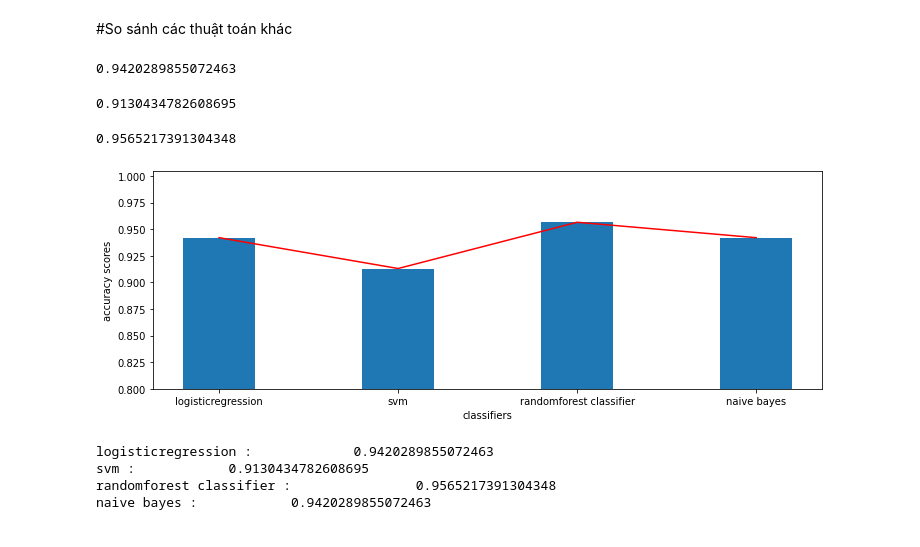
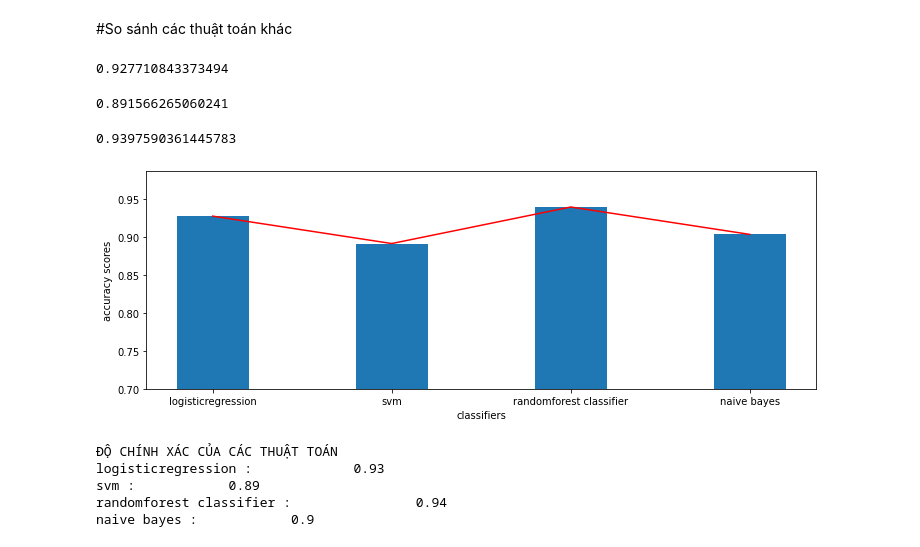
Before and after one commit to 1337Rinz/KhaiPhaDuLieuLon, a Jupyter notebook: DoAn_KhaiPhaDuLieuLon.ipynb, the cells around one changed output. Saved outputs shown, nothing was run; the diff lists cells and outputs as text; code cells hidden in the pictures.

```diff
--- a/DoAn_KhaiPhaDuLieuLon.ipynb
+++ b/DoAn_KhaiPhaDuLieuLon.ipynb
@@ -197,11 +246,0 @@ x_test:  (69, 15)
-# %%
-# naive bayes trên tập train
-
-from sklearn.naive_bayes import GaussianNB
-
-model = GaussianNB()
-model.fit(x_train, y_train)
-model.predict(x_train)
-print("accuracy = " ,accuracy_score(y_test, model.predict(x_test)))
-
-score_4 = accuracy_score(y_test, model.predict(x_test))
@@ -300,64 +333,66 @@ from sklearn.metrics import accuracy_score
 list_scores=[]
 list_models=[]
 lr=LogisticRegression(max_iter=1000)
-lr.fit(x_train,y_train)
-pred_1=lr.predict(x_test)
+lr.fit(X_train,y_train)
+pred_1=lr.predict(X_test)
 score_1=accuracy_score(y_test,pred_1)
 list_models.append('logisticregression')
 list_scores.append(score_1)
 
 score_1
 # %% [output]
-0.9420289855072463
+0.927710843373494
 # %%
 
 # Support vector machine
 
 from sklearn.svm import SVC
 svm=SVC()
-svm.fit(x_train,y_train)
-pred_2=svm.predict(x_test)
+svm.fit(X_train,y_train)
+pred_2=svm.predict(X_test)
 score_2=accuracy_score(y_test,pred_2)
 list_scores.append(score_2)
 list_models.append('svm')
 
 score_2
 # %% [output]
-0.9130434782608695
+0.891566265060241
 # %%
 
 # randomforest classifier
 
 from sklearn.ensemble import RandomForestClassifier
 rfc=RandomForestClassifier()
-rfc.fit(x_train,y_train)
-pred_3=rfc.predict(x_test)
+rfc.fit(X_train,y_train)
+pred_3=rfc.predict(X_test)
 score_3=accuracy_score(y_test,pred_3)
 list_scores.append(score_3)
 list_models.append('randomforest classifier')
 score_3
 # %% [output]
-0.9565217391304348
+0.9397590361445783
 # %%
 list_scores.append(score_4)
 list_models.append('naive bayes')
 # %%
-
+# PLOT
 plt.figure(figsize=(12,4))
 plt.bar(list_models,list_scores,width=0.4)
 plt.plot(list_models,list_scores,'r')
 plt.xlabel('classifiers')
 plt.ylabel('accuracy scores')
-plt.ylim(bottom=0.8)
+plt.ylim(bottom=0.7)
 
 plt.show()
 
-
+print('\nĐỘ CHÍNH XÁC CỦA CÁC THUẬT TOÁN ')
 for i in range(len(list_models)):
-  print(list_models[i],":\t\t",list_scores[i])
+  tmp_Score = list_scores[i]
+  print(list_models[i],":\t\t",round(tmp_Score,2))
 # %% [output]
-[figure, old version]
+[figure, new version]
-logisticregression :             0.9420289855072463
-svm :            0.9130434782608695
-randomforest classifier :                0.9565217391304348
-naive bayes :            0.9420289855072463
+ĐỘ CHÍNH XÁC CỦA CÁC THUẬT TOÁN
+logisticregression :             0.93
+svm :            0.89
+randomforest classifier :                0.94
+naive bayes :            0.9
```
Also changed, not shown: parts of 16 cells of this notebook.
